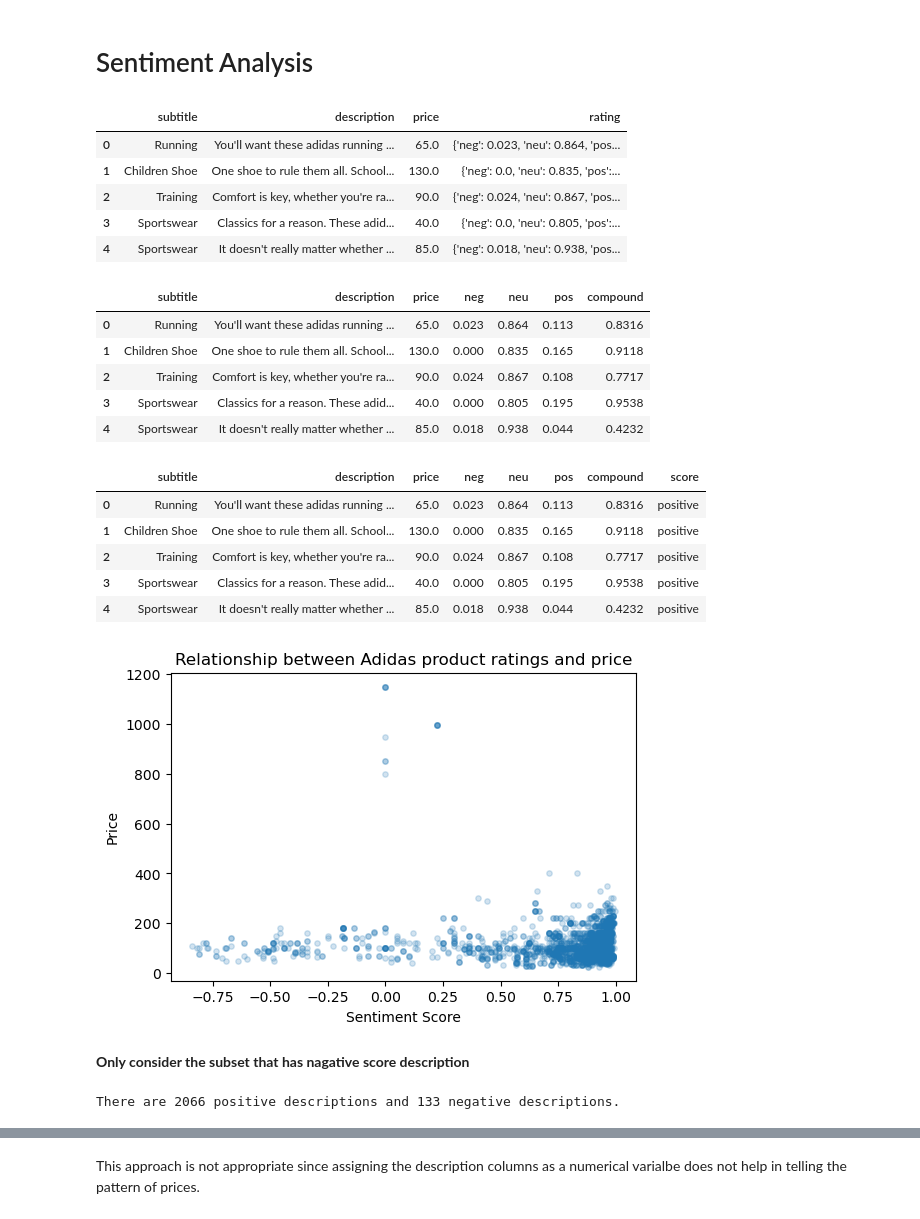
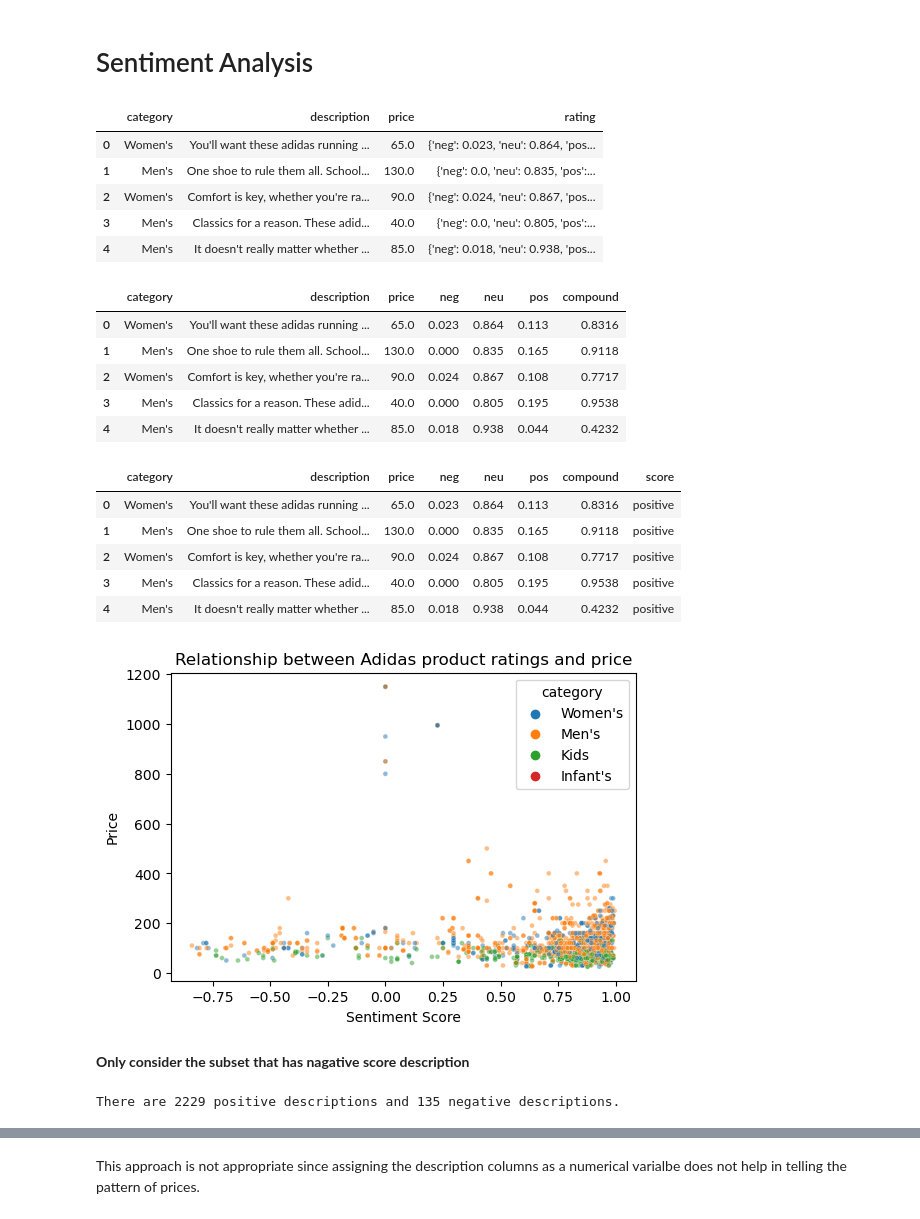
Before and after one commit to jasonkyungkim/nike_adidas_shoes, a Jupyter notebook: adidas_eda.ipynb, the cells around one changed output, grey strips where cells are left out. Drawn from its saved outputs; the diff is of its cells as text; code cells hidden in the pictures.

```diff
--- a/adidas_eda.ipynb
+++ b/adidas_eda.ipynb
@@ -509,7 +512,7 @@ plt.show()
 # Sentiment Analysis
 # %%
 # copy adidas df to work on
-df = adidas.loc[:, ['subtitle', 'description', 'details', 'price']].copy()
+df = adidas.loc[:, ['category', 'description', 'details', 'price']].copy()
 df.dropna(inplace = True)
 # %%
 # combine description and details columns
@@ -521,42 +524,43 @@ analyzer = SIA()
 df['rating'] = df['description'].apply(analyzer.polarity_scores)
 df.head()
 # %% [output]
-|  | subtitle | description | price | rating |
-| 0 | Running | You'll want these adidas running ... | 65.0 | {'neg': 0.023, 'neu': 0.864, 'pos... |
-| 1 | Children Shoe | One shoe to rule them all. School... | 130.0 | {'neg': 0.0, 'neu': 0.835, 'pos':... |
-| 2 | Training | Comfort is key, whether you're ra... | 90.0 | {'neg': 0.024, 'neu': 0.867, 'pos... |
-| 3 | Sportswear | Classics for a reason. These adid... | 40.0 | {'neg': 0.0, 'neu': 0.805, 'pos':... |
-| 4 | Sportswear | It doesn't really matter whether ... | 85.0 | {'neg': 0.018, 'neu': 0.938, 'pos... |
+|  | category | description | price | rating |
+| 0 | Women's | You'll want these adidas running ... | 65.0 | {'neg': 0.023, 'neu': 0.864, 'pos... |
+| 1 | Men's | One shoe to rule them all. School... | 130.0 | {'neg': 0.0, 'neu': 0.835, 'pos':... |
+| 2 | Women's | Comfort is key, whether you're ra... | 90.0 | {'neg': 0.024, 'neu': 0.867, 'pos... |
+| 3 | Men's | Classics for a reason. These adid... | 40.0 | {'neg': 0.0, 'neu': 0.805, 'pos':... |
+| 4 | Men's | It doesn't really matter whether ... | 85.0 | {'neg': 0.018, 'neu': 0.938, 'pos... |
 # %%
 # change each keys/values of dictionary in column rating, to be the new columns of dataframe
 df_sentiment = pd.concat([df.drop(['rating'], axis=1), df['rating'].apply(pd.Series)], axis=1)
 df_sentiment.head()
 # %% [output]
-|  | subtitle | description | price | neg | neu | pos | compound |
-| 0 | Running | You'll want these adidas running ... | 65.0 | 0.023 | 0.864 | 0.113 | 0.8316 |
-| 1 | Children Shoe | One shoe to rule them all. School... | 130.0 | 0.000 | 0.835 | 0.165 | 0.9118 |
-| 2 | Training | Comfort is key, whether you're ra... | 90.0 | 0.024 | 0.867 | 0.108 | 0.7717 |
-| 3 | Sportswear | Classics for a reason. These adid... | 40.0 | 0.000 | 0.805 | 0.195 | 0.9538 |
-| 4 | Sportswear | It doesn't really matter whether ... | 85.0 | 0.018 | 0.938 | 0.044 | 0.4232 |
+|  | category | description | price | neg | neu | pos | compound |
+| 0 | Women's | You'll want these adidas running ... | 65.0 | 0.023 | 0.864 | 0.113 | 0.8316 |
+| 1 | Men's | One shoe to rule them all. School... | 130.0 | 0.000 | 0.835 | 0.165 | 0.9118 |
+| 2 | Women's | Comfort is key, whether you're ra... | 90.0 | 0.024 | 0.867 | 0.108 | 0.7717 |
+| 3 | Men's | Classics for a reason. These adid... | 40.0 | 0.000 | 0.805 | 0.195 | 0.9538 |
+| 4 | Men's | It doesn't really matter whether ... | 85.0 | 0.018 | 0.938 | 0.044 | 0.4232 |
 # %%
 df_sentiment['score'] = np.where(df_sentiment['compound'] < 0, 'negative', 'positive')
 df_sentiment.head()
 # %% [output]
-|  | subtitle | description | price | neg | neu | pos | compound | score |
-| 0 | Running | You'll want these adidas running ... | 65.0 | 0.023 | 0.864 | 0.113 | 0.8316 | positive |
-| 1 | Children Shoe | One shoe to rule them all. School... | 130.0 | 0.000 | 0.835 | 0.165 | 0.9118 | positive |
-| 2 | Training | Comfort is key, whether you're ra... | 90.0 | 0.024 | 0.867 | 0.108 | 0.7717 | positive |
-| 3 | Sportswear | Classics for a reason. These adid... | 40.0 | 0.000 | 0.805 | 0.195 | 0.9538 | positive |
-| 4 | Sportswear | It doesn't really matter whether ... | 85.0 | 0.018 | 0.938 | 0.044 | 0.4232 | positive |
+|  | category | description | price | neg | neu | pos | compound | score |
+| 0 | Women's | You'll want these adidas running ... | 65.0 | 0.023 | 0.864 | 0.113 | 0.8316 | positive |
+| 1 | Men's | One shoe to rule them all. School... | 130.0 | 0.000 | 0.835 | 0.165 | 0.9118 | positive |
+| 2 | Women's | Comfort is key, whether you're ra... | 90.0 | 0.024 | 0.867 | 0.108 | 0.7717 | positive |
+| 3 | Men's | Classics for a reason. These adid... | 40.0 | 0.000 | 0.805 | 0.195 | 0.9538 | positive |
+| 4 | Men's | It doesn't really matter whether ... | 85.0 | 0.018 | 0.938 | 0.044 | 0.4232 | positive |
 # %%
 plt.figure(figsize = (6,4))
-plt.scatter(df_sentiment['compound'], df_sentiment["price"], alpha = 0.2, s = 15)
+sns.scatterplot(data = df_sentiment, x = 'compound', y = "price",
+                hue = 'category', alpha = 0.5, s = 12)
 plt.xlabel("Sentiment Score")
 plt.ylabel("Price")
 plt.title("Relationship between Adidas product ratings and price")
 plt.show()
 # %% [output]
-[figure, old version]
+[figure, new version]
 # %% [markdown]
 **Only consider the subset that has nagative score description**
 # %%
@@ -564,7 +568,7 @@ positive_des = (df_sentiment['score'] == 'positive').sum()
 negative_des = (df_sentiment['score'] == 'negative').sum()
 print(f"There are {positive_des} positive descriptions and {negative_des} negative descriptions.")
 # %% [output]
-There are 2066 positive descriptions and 133 negative descriptions.
+There are 2229 positive descriptions and 135 negative descriptions.
 # %%
 neg = df_sentiment[df_sentiment['score']=='negative']
 neg.head()
```
Also changed, not shown: parts of 28 cells of this notebook.
